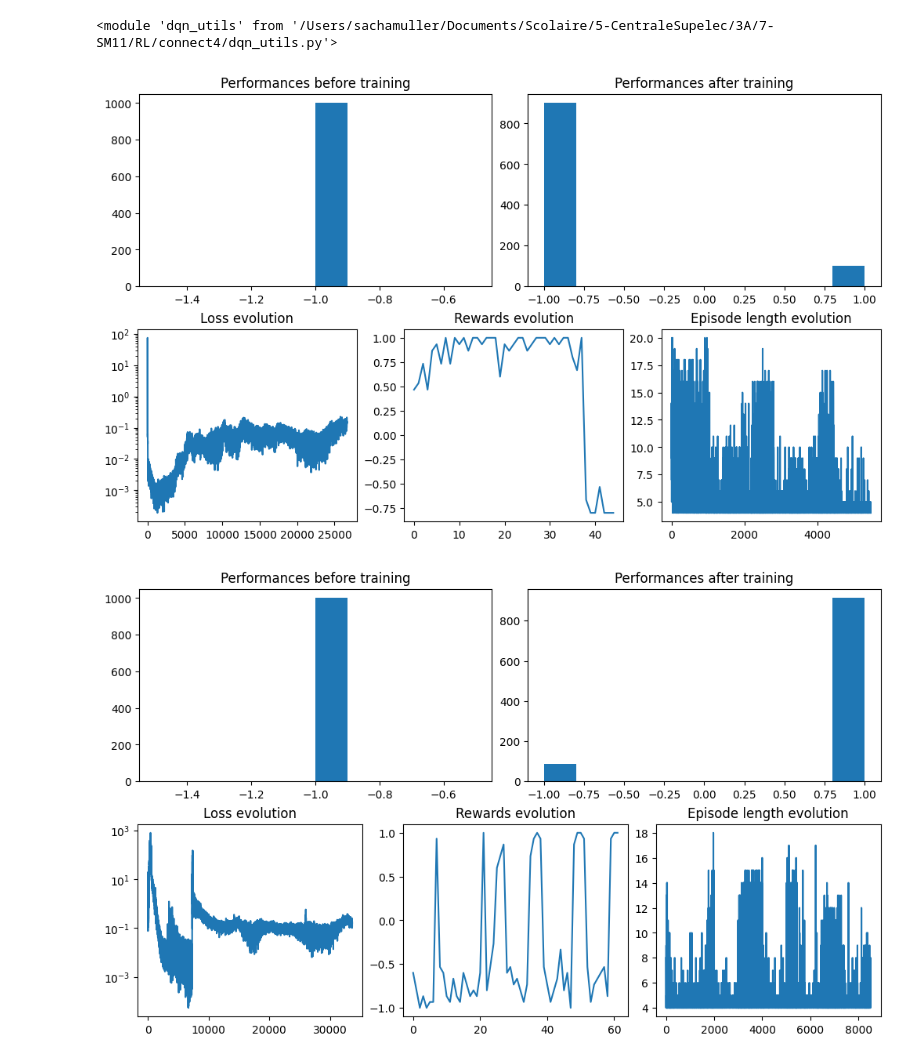
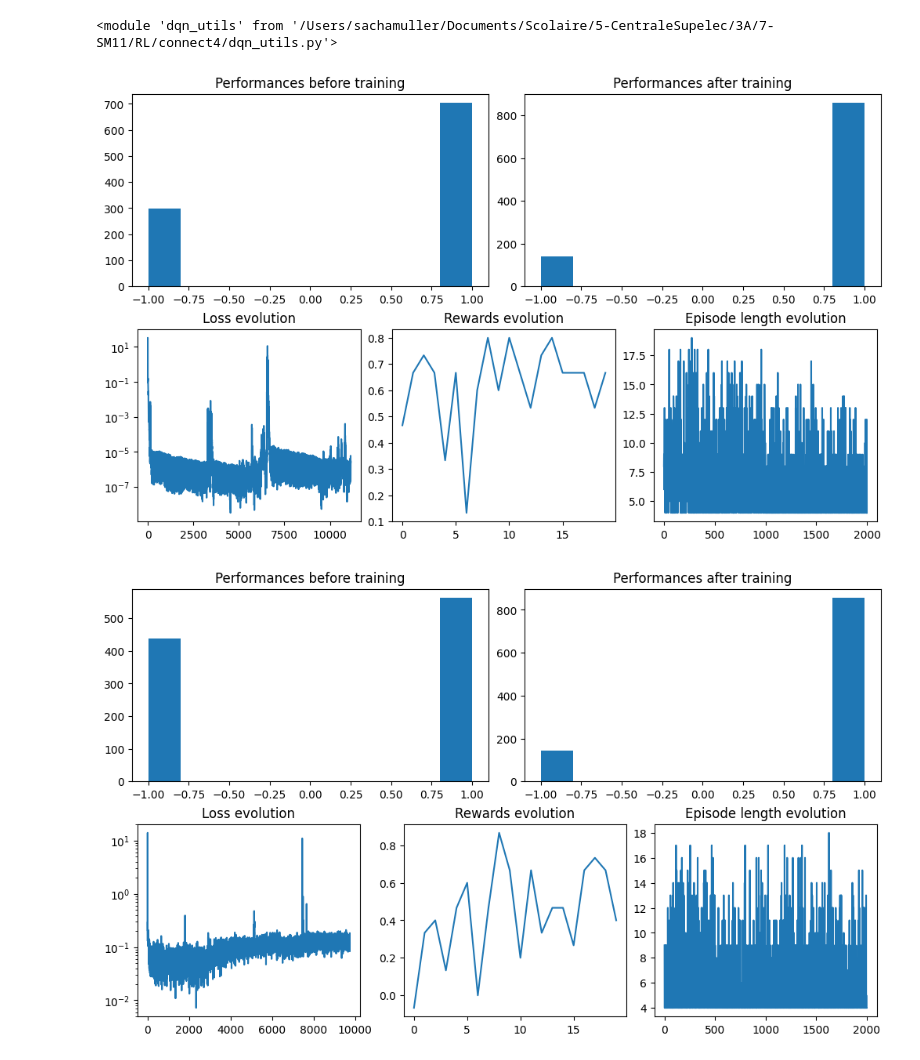
Before and after one commit to sachamuller/connect4, a Jupyter notebook: train_deep_q_learning.ipynb, the cells around one changed output. Drawn from its saved outputs; the diff is of its cells as text; code cells hidden in the pictures.

Commit message:
agent 1 uses epsilon = 0 in training loop

```diff
--- a/train_deep_q_learning.ipynb
+++ b/train_deep_q_learning.ipynb
@@ -161,7 +161,8 @@ def train_player_0(env, player_0, player_1, n_episodes, first_player = True, eva
                 # almost done is True when player 1 has won, in which case we just need to compute its last move in the memory
                 # else we obviously play
                 if not almost_done :
-                    action = agent.get_action(state_I_have_to_play_in)
+                    epsilon = 0 if agent == player_1 else None
+                    action = agent.get_action(state_I_have_to_play_in, epsilon=epsilon)
                     env.step(action)
                     # beware as state_after_I_played is now from the other's agent point of view
                     state_after_I_played, reward, terminated, truncated, info = env.last()
@@ -373,6 +374,7 @@ DQN_agent_0 = dqn_utils.DQN_Skeleton(
         epsilon_min=epsilon_min,
         learning_rate=learning_rate,
         env=env,
+        name="DQN 0"
     )
 
 DQN_agent_1 = dqn_utils.DQN_Skeleton(
@@ -387,6 +389,7 @@ DQN_agent_1 = dqn_utils.DQN_Skeleton(
         epsilon_min=epsilon_min,
         learning_rate=learning_rate,
         env=env,
+        name="DQN 1"
     )
 
 losses_0 = []
@@ -401,18 +404,18 @@ player_0_first = True
 eval_before_training_0 = eval_against_policy(env, DQN_agent_0, DQN_agent_1, n_episodes=1000, first_player=player_0_first)
 eval_before_training_1 = eval_against_policy(env, DQN_agent_1, DQN_agent_0, n_episodes=1000, first_player=(not player_0_first))
 # %%
-switch_first_player = True
-length_each_train = 1000
-nb_turns = 10
+switch_first_player = False
+length_each_train = 500
+nb_turns = 4
 
 for _ in range(nb_turns) :
 
-    current_losses, current_all_rewards, current_episodes_length = train_player_0(env, DQN_agent_0, DQN_agent_1, 1000, first_player=player_0_first)
+    current_losses, current_all_rewards, current_episodes_length = train_player_0(env, DQN_agent_0, DQN_agent_1, length_each_train, first_player=player_0_first)
     losses_0 += current_losses
     all_rewards_0 += current_all_rewards
     episodes_length_0 += current_episodes_length
 
-    current_losses, current_all_rewards, current_episodes_length = train_player_0(env, DQN_agent_1, DQN_agent_0, 1000, first_player=(not player_0_first))
+    current_losses, current_all_rewards, current_episodes_length = train_player_0(env, DQN_agent_1, DQN_agent_0, length_each_train, first_player=(not player_0_first))
     losses_1 += current_losses
     all_rewards_1 += current_all_rewards
     episodes_length_1 += current_episodes_length
@@ -420,14 +423,14 @@ for _ in range(nb_turns) :
     if switch_first_player :
         player_0_first = not player_0_first
 # %%
-eval_after_training_0 = eval_against_policy(env, DQN_agent_0, DQN_agent_1, n_episodes=1000, first_player=first_player)
-eval_after_training_1 = eval_against_policy(env, DQN_agent_1, DQN_agent_0, n_episodes=1000, first_player=first_player)
+eval_after_training_0 = eval_against_policy(env, DQN_agent_0, DQN_agent_1, n_episodes=1000, first_player=player_0_first)
+eval_after_training_1 = eval_against_policy(env, DQN_agent_1, DQN_agent_0, n_episodes=1000, first_player=(not player_0_first))
 # %%
-training_dashboard(eval_before_training, eval_after_training_0, losses_0, all_rewards_0, episodes_length_0)
+training_dashboard(eval_before_training_0, eval_after_training_0, losses_0, all_rewards_0, episodes_length_0)
 # %% [output]
-[figure, old version]
+[figure, new version]
 # %%
-training_dashboard(eval_before_training, eval_after_training_1, losses_1, all_rewards_1, episodes_length_1)
+training_dashboard(eval_before_training_1, eval_after_training_1, losses_1, all_rewards_1, episodes_length_1)
 # %% [output]
-[figure, old version]
+[figure, new version]
 # %%
```
Also changed, not shown: parts of 2 cells of this notebook.
